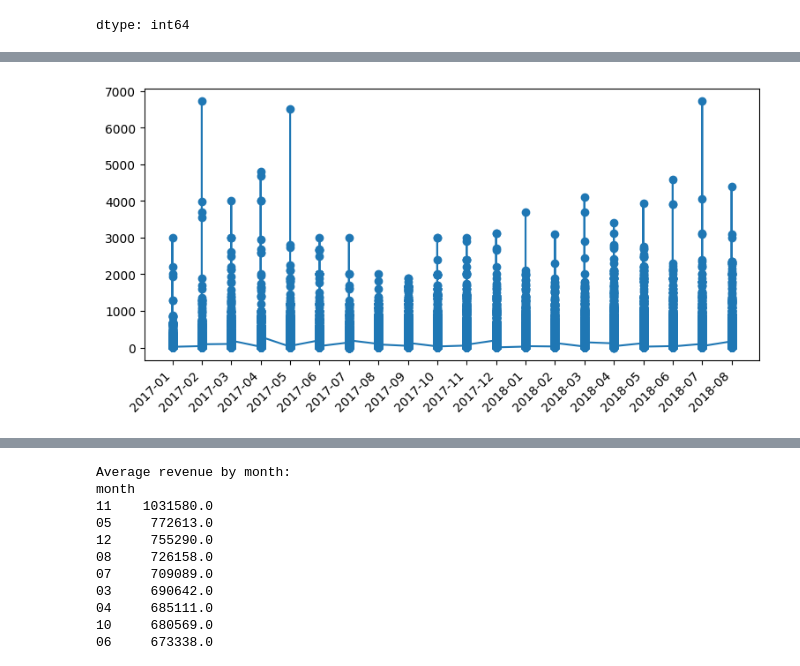
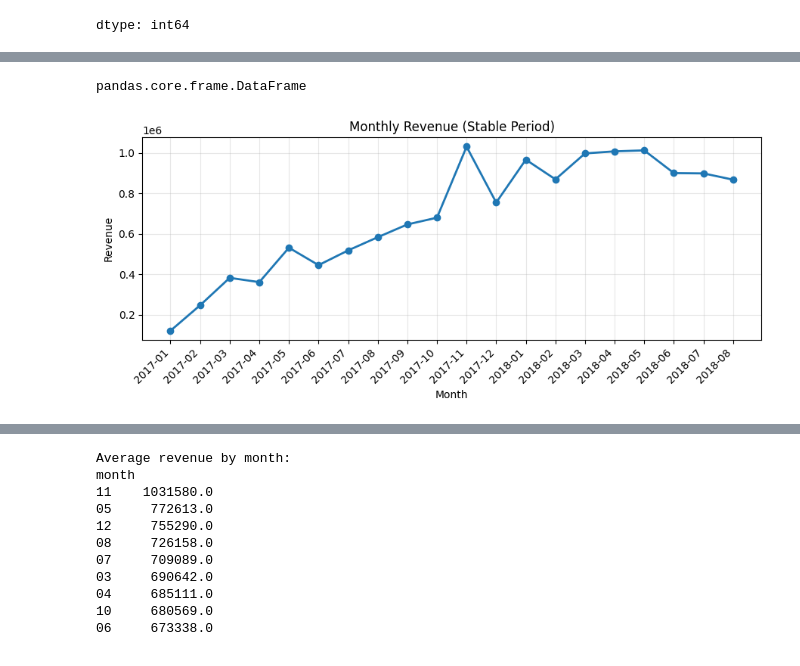
Before and after one commit to DymaStar/Olist_Analytics_DTA_2026_DS, a Jupyter notebook: notebook/olist_predict_DS2.ipynb, the cells around one changed output, grey strips where cells are left out. Cells and saved outputs as stored; diff of their text form; code cells hidden in the pictures.

```diff
--- a/notebook/olist_predict_DS2.ipynb
+++ b/notebook/olist_predict_DS2.ipynb
@@ -125 +126,16 @@ df.isna().sum()
 dtype: int64
+# %%
+# Групуємо дані за місяцями
+# Обчислюємо сумарний дохід за кожен місяць
+df_lr = (
+    df_lr
+    .groupby("ym")
+    .agg(
+        revenue=("price", "sum")
+    )
+    # Повертаємо ym із індексу у звичайну колонку
+    .reset_index()
+)
+
+# Переглядаємо перші 5 рядків
+df_lr.head()
@@ -126,14 +149,37 @@ dtype: int64
+# %%
+type(df_lr)
+# %% [output]
+pandas.core.frame.DataFrame
 # %%
-# Створюємо область для графіка (ширина 9, висота 4)
+# Створюємо фігуру для побудови графіка
 plt.figure(figsize=(9, 4))
 
-# Будуємо лінійний графік
-plt.plot(df.ym, df.price, marker="o")
+# Будуємо лінійний графік зміни місячного доходу
+plt.plot(
+    df_lr["ym"],
+    df_lr["revenue"],
+    marker="o",
+    linewidth=2,
+    label="Monthly revenue"
+)
 
-# Повертаємо підписи осі X на 45° для кращої читабельності
+# Повертаємо підписи місяців для кращої читабельності
 plt.xticks(rotation=45, ha="right")
+
+# Додаємо назву графіка
+plt.title("Monthly Revenue (Stable Period)")
+
+# Підписуємо осі
+plt.xlabel("Month")
+plt.ylabel("Revenue")
+
+# Додаємо сітку для полегшення аналізу
+plt.grid(alpha=0.3)
+
+# Автоматично підганяємо розташування елементів
+plt.tight_layout()
 
 # Відображаємо графік
 plt.show()
 # %% [output]
-[figure, old version]
+[figure, new version]
```
Also changed, not shown: parts of 11 cells of this notebook.
